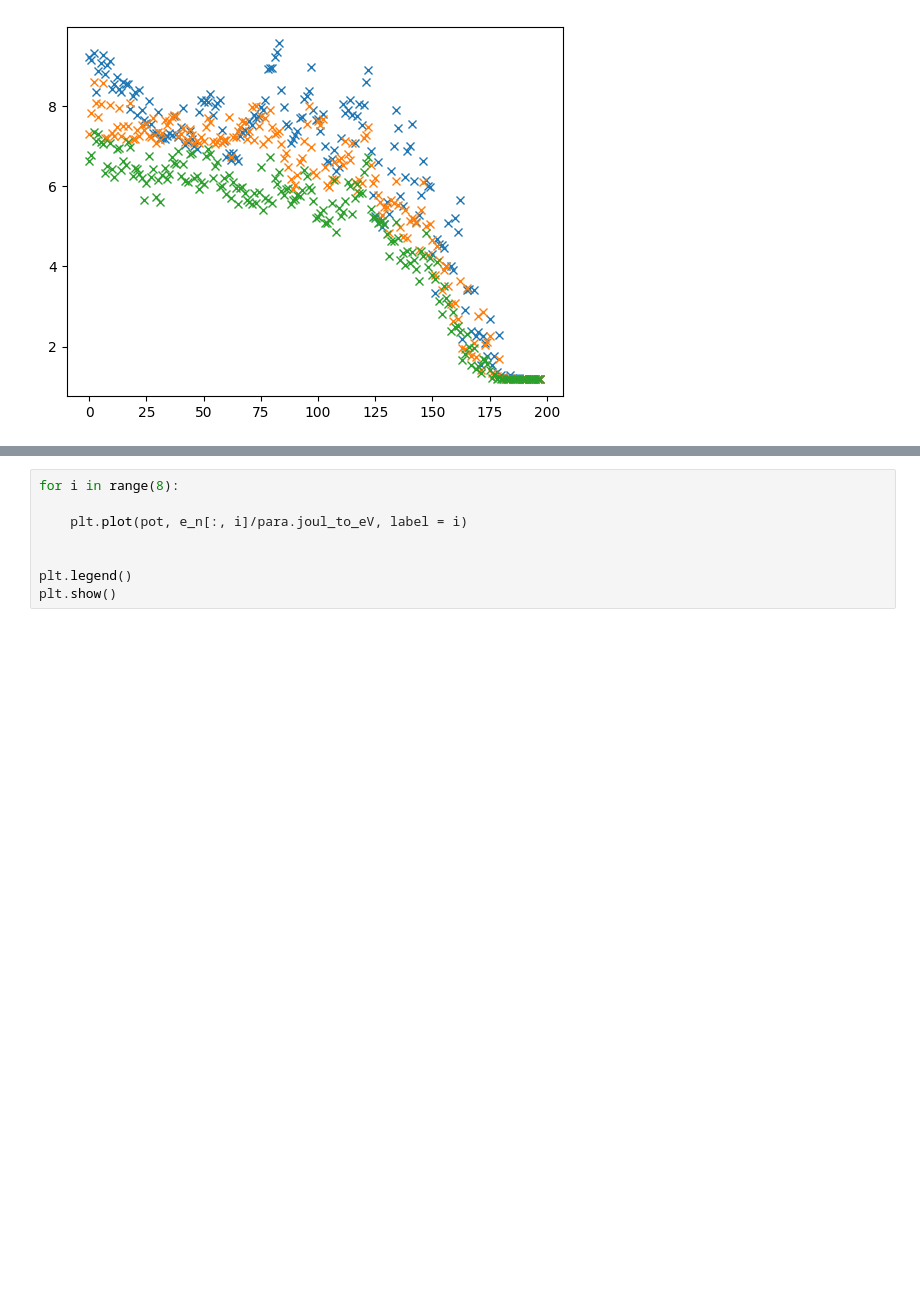
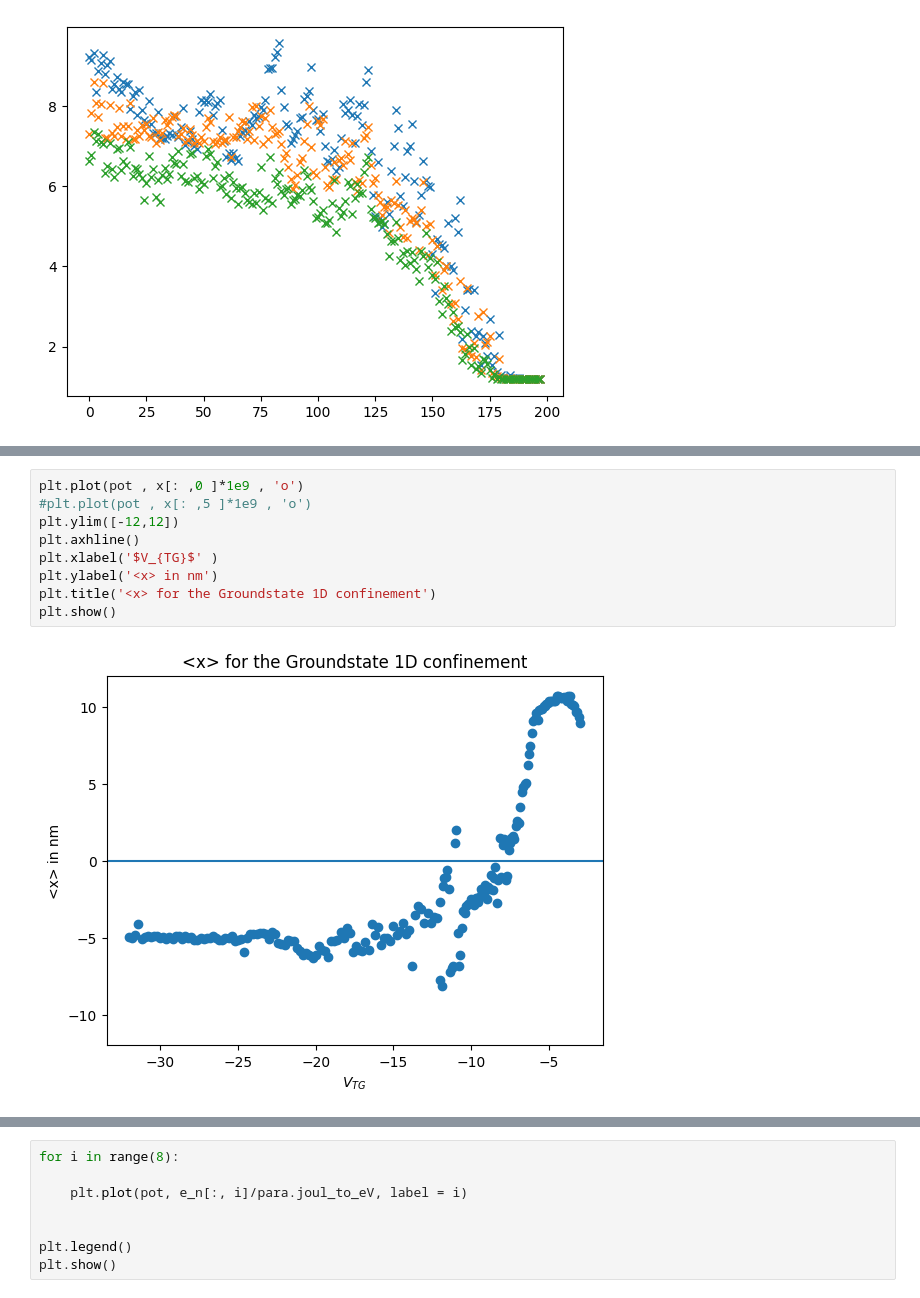
Before and after one commit to lefan99/BornOppenheimerCluster, a Jupyter notebook: plot.ipynb, the cells around one changed output, grey strips where cells are left out. Cells and saved outputs as stored; diff of their text form; blank space fills up the shorter version.

```diff
--- a/plot.ipynb
+++ b/plot.ipynb
@@ -72,0 +93,11 @@ for file in pot:
+# %%
+plt.plot(pot , x[: ,0 ]*1e9 , 'o')
+#plt.plot(pot , x[: ,5 ]*1e9 , 'o')
+plt.ylim([-12,12])
+plt.axhline()
+plt.xlabel('$V_{TG}$' )
+plt.ylabel('<x> in nm')
+plt.title('<x> for the Groundstate 1D confinement')
+plt.show()
+# %% [output]
+[figure, added]
```
Also changed, not shown: parts of 17 cells of this notebook, 5 other files.
